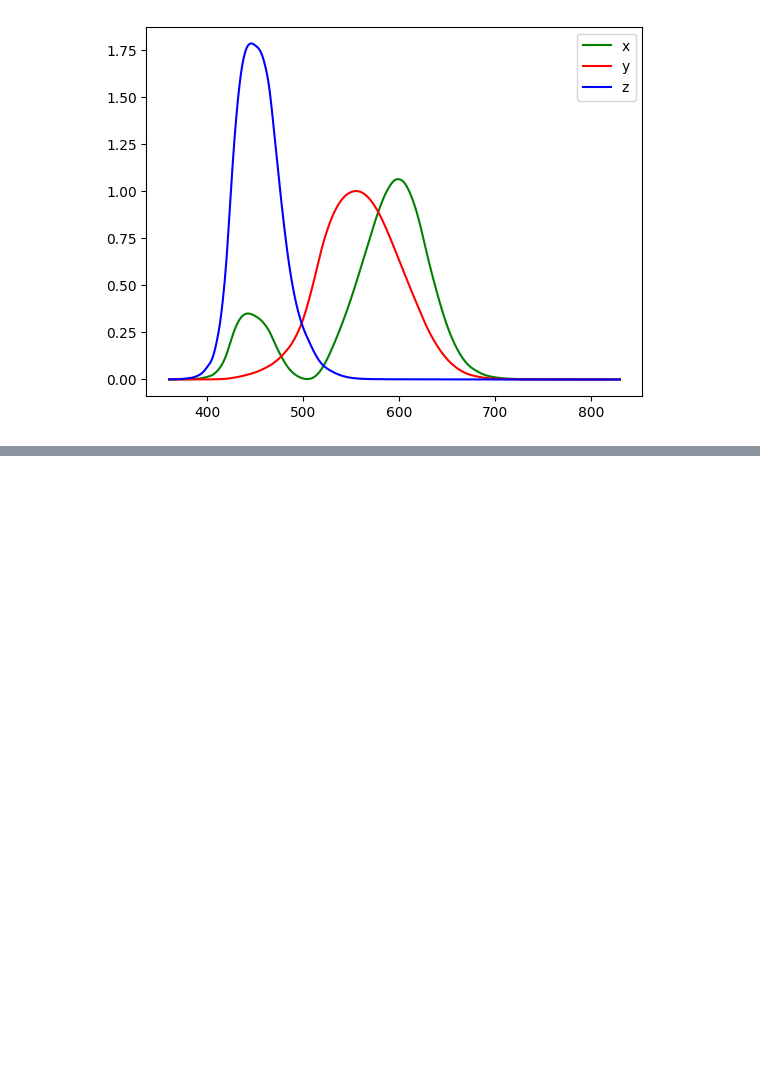
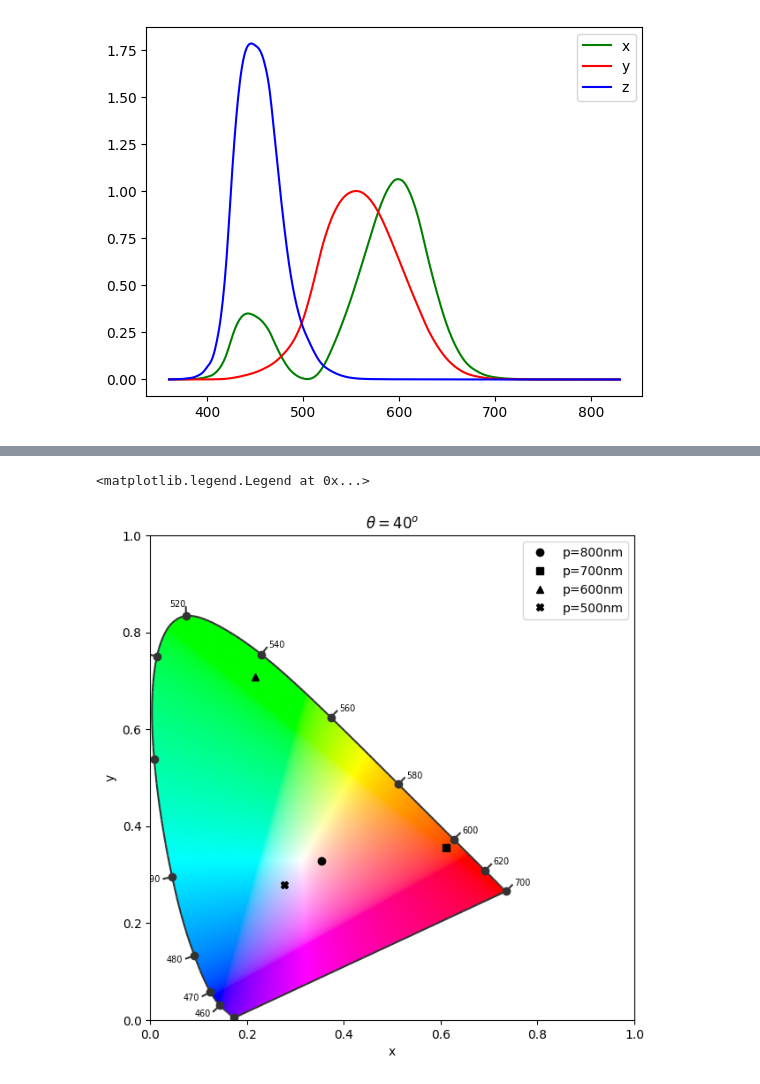
Before and after one commit to Feymankamal/Chromaticity-1931, a Jupyter notebook: colour_map.ipynb, the cells around one changed output, grey strips where cells are left out. Cells and saved outputs as stored; diff of their text form; code cells hidden in the pictures; blank space fills up the shorter version.

```diff
--- a/colour_map.ipynb
+++ b/colour_map.ipynb
@@ -861,0 +918,20 @@ here we check how intensity affects the x, y values
+# %%
+#now do it for theta=50deg
+xc60_800,yc60_800=xycal(y60_800,wvl)
+xc60_700,yc60_700=xycal(y60_700,wvl)
+xc60_600,yc60_600=xycal(y60_600,wvl)
+xc60_500,yc60_500=xycal(y60_500,wvl)
+# %%
+import colour
+figure, axes = colour.plotting.diagrams.plot_chromaticity_diagram_CIE1931(standalone=False)
+axes.plot(xc60_800, yc60_800, 'ko', label='p=800nm')
+axes.plot(xc60_700, yc60_700, 'ks', label='p=700nm')
+axes.plot(xc60_600, yc60_600, 'k^', label='p=600nm')
+axes.plot(xc60_500, yc60_500, 'kX', label='p=500nm')
+plt.xlabel('x')
+plt.ylabel('y')
+plt.title(r'$\theta=40^o$')
+plt.legend(loc='upper right')
+# %% [output]
+<matplotlib.legend.Legend at 0x...>
+[figure, added]
```
Also changed, not shown: parts of 13 cells of this notebook.
